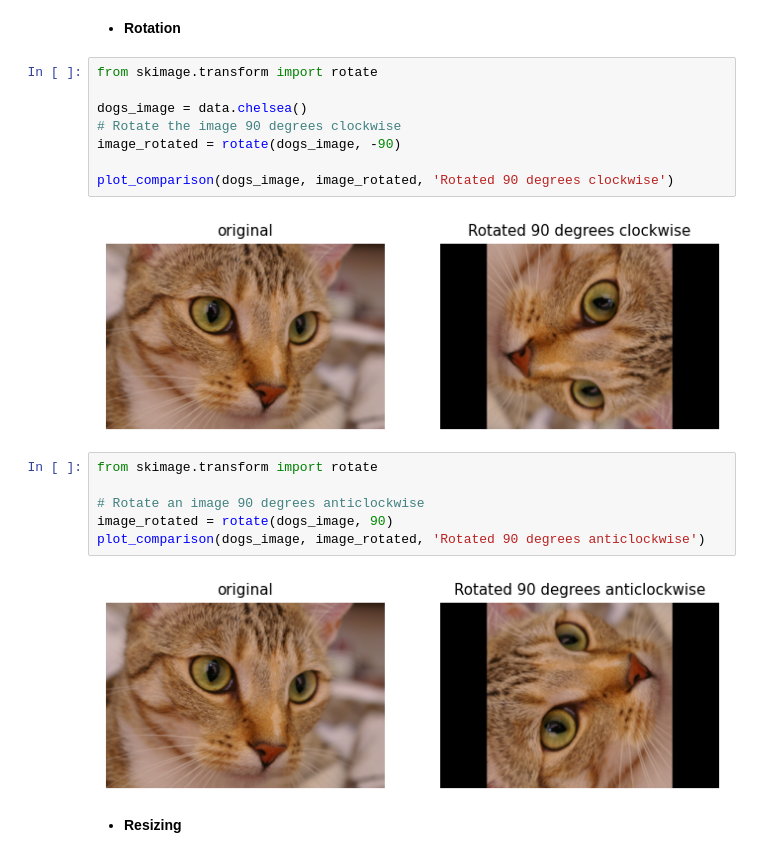
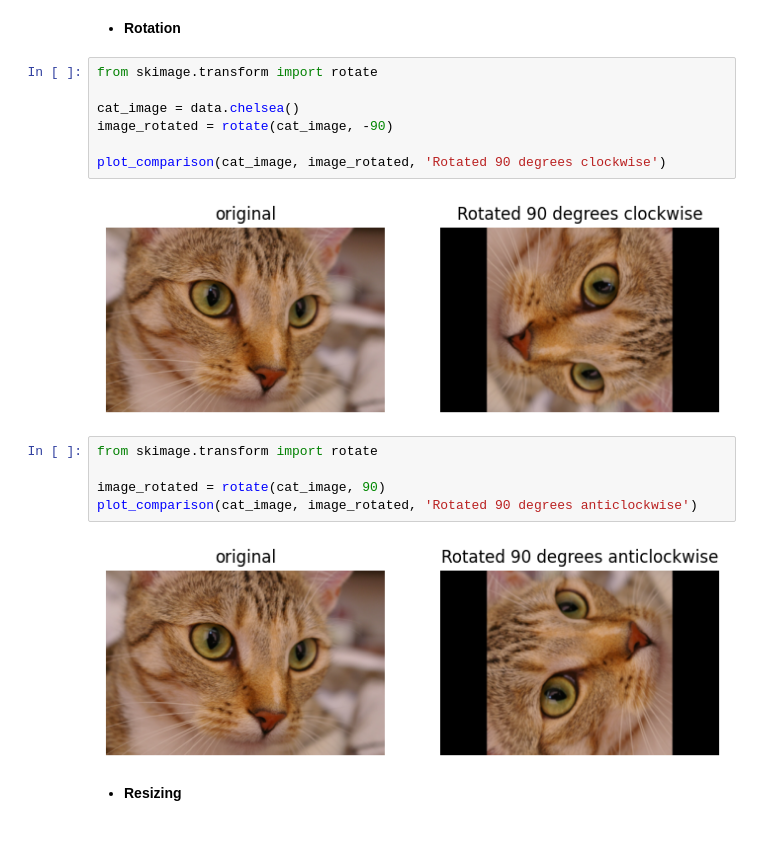
Before and after one commit to sondosaabed/Data-Analyst-Nanodegree, a Jupyter notebook: presentations-I-made/image-processing/image-processing.ipynb, the cells around one changed output. Saved outputs shown, nothing was run; the diff lists cells and outputs as text.

```diff
--- a/presentations-I-made/image-processing/image-processing.ipynb
+++ b/presentations-I-made/image-processing/image-processing.ipynb
@@ -179,21 +196,19 @@ plot_comparison(image_coins, edge_canny, "Edge with Canny")
 # %%
 from skimage.transform import rotate
 
-dogs_image = data.chelsea()
-# Rotate the image 90 degrees clockwise
-image_rotated = rotate(dogs_image, -90)
+cat_image = data.chelsea()
+image_rotated = rotate(cat_image, -90)
 
-plot_comparison(dogs_image, image_rotated, 'Rotated 90 degrees clockwise')
+plot_comparison(cat_image, image_rotated, 'Rotated 90 degrees clockwise')
 # %% [output]
-[figure, old version]
+[figure, new version]
 # %%
 from skimage.transform import rotate
 
-# Rotate an image 90 degrees anticlockwise
-image_rotated = rotate(dogs_image, 90)
-plot_comparison(dogs_image, image_rotated, 'Rotated 90 degrees anticlockwise')
+image_rotated = rotate(cat_image, 90)
+plot_comparison(cat_image, image_rotated, 'Rotated 90 degrees anticlockwise')
 # %% [output]
-[figure, old version]
+[figure, new version]
 # %% [markdown]
 - **Resizing**
 # %%
```
Also changed, not shown: parts of 41 cells of this notebook.
